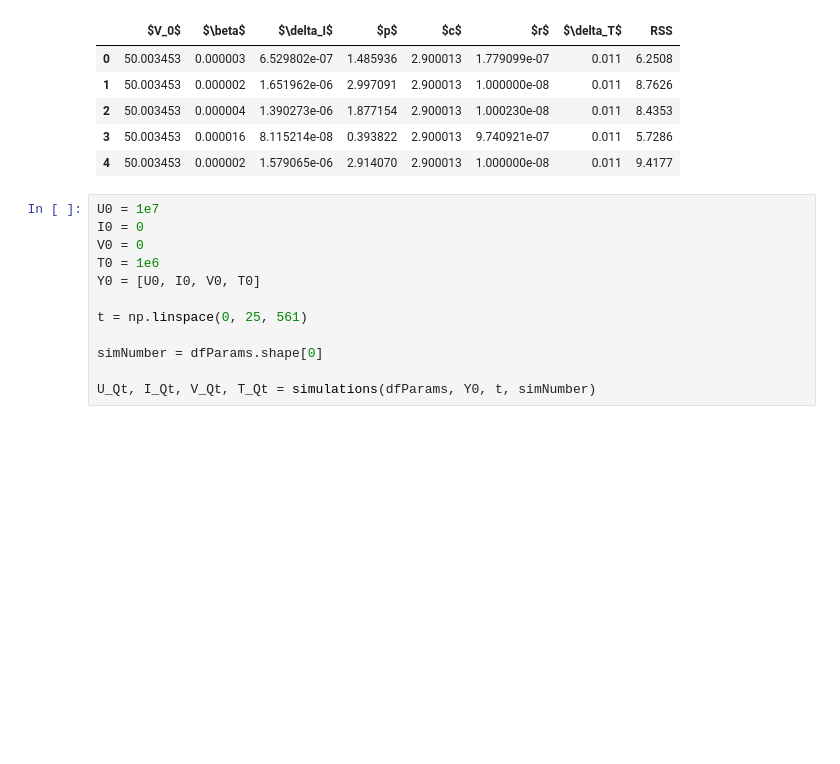
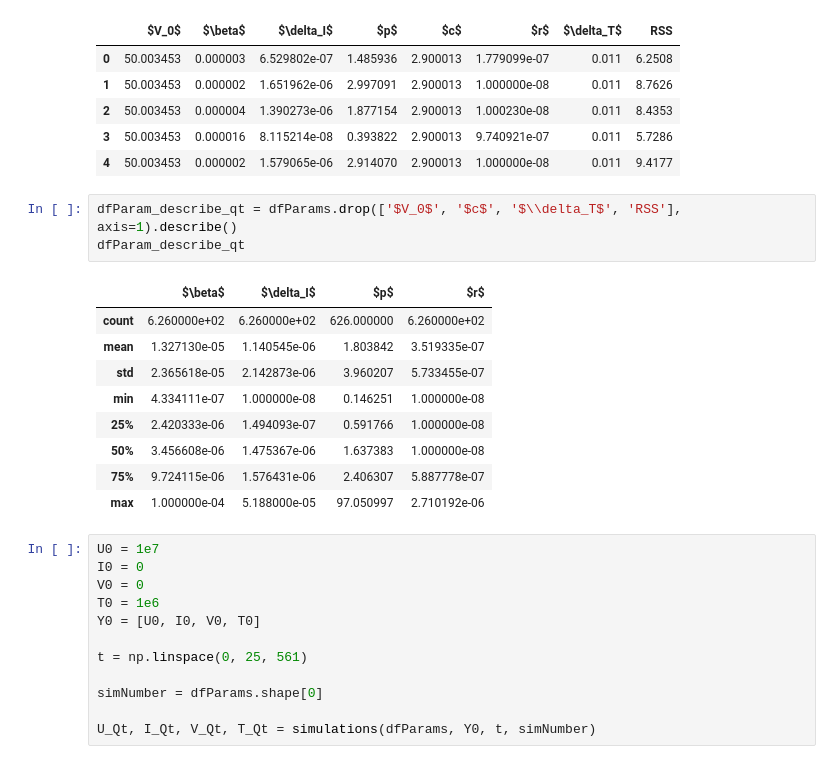
Before and after one commit to systemsmedicine/CrossLabFit, a Jupyter notebook: pyNotebooks/influenzaModel.ipynb, the cells around one changed output. Cells and saved outputs as stored; diff of their text form; blank space fills up the shorter version.

```diff
--- a/pyNotebooks/influenzaModel.ipynb
+++ b/pyNotebooks/influenzaModel.ipynb
@@ -370,6 +370,19 @@ dfParams.head()
 | 2 | 50.003453 | 0.000004 | 1.390273e-06 | 1.877154 | 2.900013 | 1.000230e-08 | 0.011 | 8.4353 |
 | 3 | 50.003453 | 0.000016 | 8.115214e-08 | 0.393822 | 2.900013 | 9.740921e-07 | 0.011 | 5.7286 |
 | 4 | 50.003453 | 0.000002 | 1.579065e-06 | 2.914070 | 2.900013 | 1.000000e-08 | 0.011 | 9.4177 |
+# %%
+dfParam_describe_qt = dfParams.drop(['$V_0$', '$c$', '$\\delta_T$', 'RSS'], axis=1).describe()
+dfParam_describe_qt
+# %% [output]
+|  | $\beta$ | $\delta_I$ | $p$ | $r$ |
+| count | 6.260000e+02 | 6.260000e+02 | 626.000000 | 6.260000e+02 |
+| mean | 1.327130e-05 | 1.140545e-06 | 1.803842 | 3.519335e-07 |
+| std | 2.365618e-05 | 2.142873e-06 | 3.960207 | 5.733455e-07 |
+| min | 4.334111e-07 | 1.000000e-08 | 0.146251 | 1.000000e-08 |
+| 25% | 2.420333e-06 | 1.494093e-07 | 0.591766 | 1.000000e-08 |
+| 50% | 3.456608e-06 | 1.475367e-06 | 1.637383 | 1.000000e-08 |
+| 75% | 9.724115e-06 | 1.576431e-06 | 2.406307 | 5.887778e-07 |
+| max | 1.000000e-04 | 5.188000e-05 | 97.050997 | 2.710192e-06 |
 # %%
 U0 = 1e7
 I0 = 0
```
Also changed, not shown: parts of 6 cells of this notebook, 1 other file.
